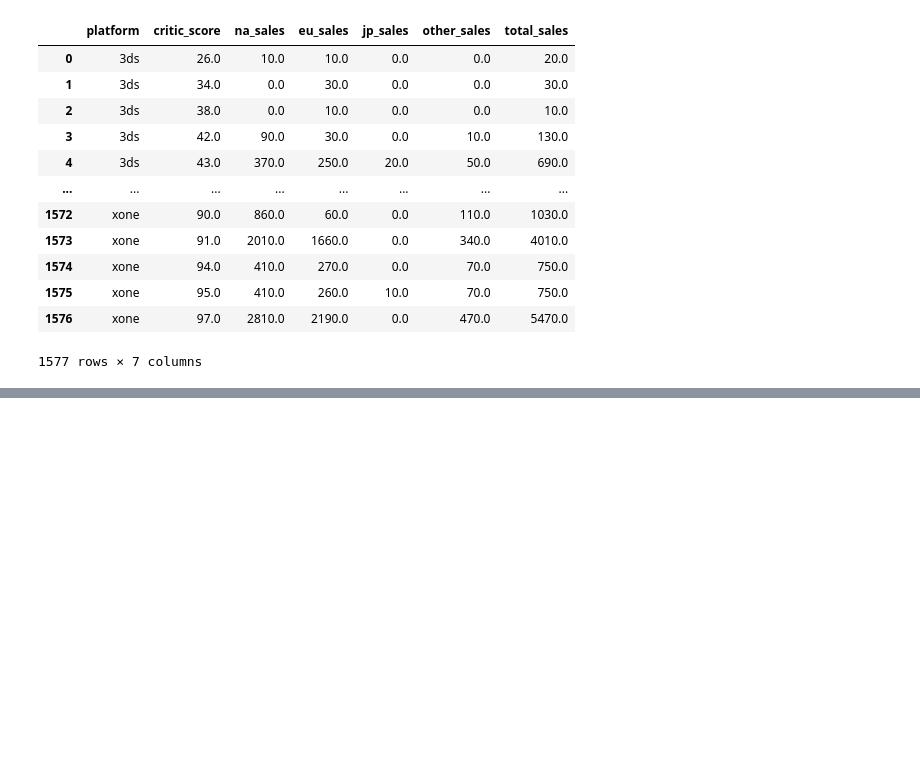
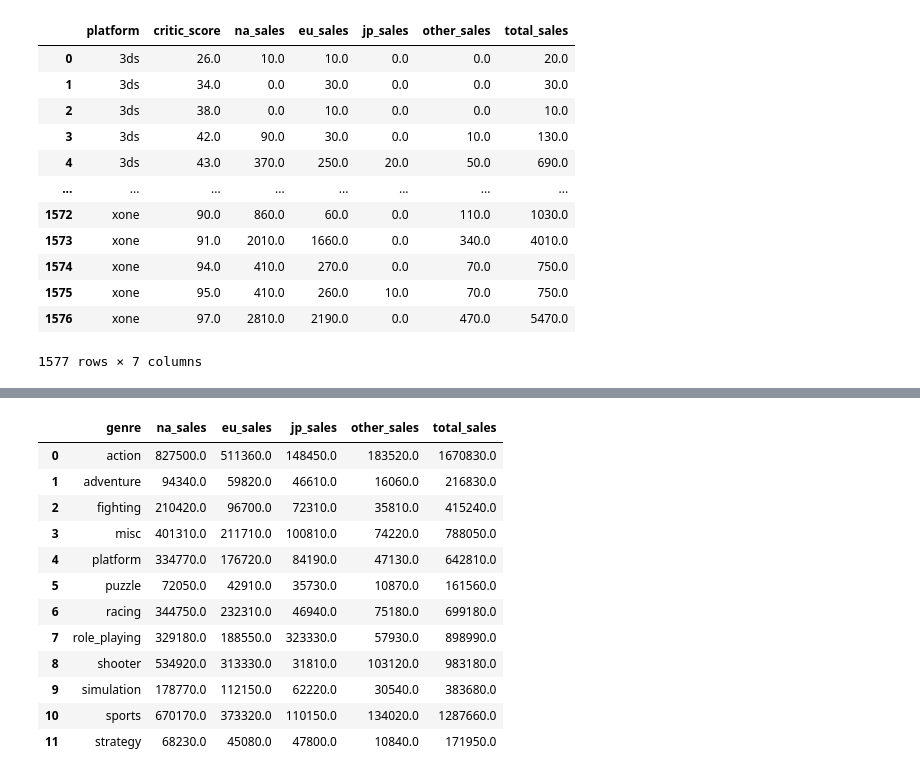
Before and after one commit to LuisPastranaLemus/P_20250529_Videogames_analysis, a Jupyter notebook: notebooks/02_feature_engineering.ipynb, the cells around one changed output, grey strips where cells are left out. Cells and saved outputs as stored; diff of their text form; code cells hidden in the pictures; blank space fills up the shorter version.

```diff
--- a/notebooks/02_feature_engineering.ipynb
+++ b/notebooks/02_feature_engineering.ipynb
@@ -500,0 +554,27 @@ df_vg_cs_sales.to_csv(processed_path, index=False)
+# %%
+# Genre Distribution Across the Video Game Market.
+mask = (df_vg['year_of_release'] > 1993) & (df_vg['year_of_release'] < 2018)
+df_vg_games_genre = df_vg.loc[mask, :]
+df_vg_games_genre = df_vg_games_genre.groupby(['genre'], observed=False).agg({'na_sales': 'sum', 'eu_sales': 'sum',
+                                                                              'jp_sales': 'sum', 'other_sales': 'sum'})
+df_vg_games_genre = df_vg_games_genre.loc[~(df_vg_games_genre['na_sales'] == 0.0) &
+                                          ~(df_vg_games_genre['eu_sales'] == 0.0) &
+                                          ~(df_vg_games_genre['jp_sales'] == 0.0) &
+                                          ~(df_vg_games_genre['other_sales'] == 0.0), :]
+df_vg_games_genre['total_sales'] = df_vg_games_genre[['na_sales', 'eu_sales', 'jp_sales', 'other_sales']].sum(axis=1)
+df_vg_games_genre = df_vg_games_genre.reset_index()
+df_vg_games_genre
+# %% [output]
+|  | genre | na_sales | eu_sales | jp_sales | other_sales | total_sales |
+| 0 | action | 827500.0 | 511360.0 | 148450.0 | 183520.0 | 1670830.0 |
+| 1 | adventure | 94340.0 | 59820.0 | 46610.0 | 16060.0 | 216830.0 |
+| 2 | fighting | 210420.0 | 96700.0 | 72310.0 | 35810.0 | 415240.0 |
+| 3 | misc | 401310.0 | 211710.0 | 100810.0 | 74220.0 | 788050.0 |
+| 4 | platform | 334770.0 | 176720.0 | 84190.0 | 47130.0 | 642810.0 |
+| 5 | puzzle | 72050.0 | 42910.0 | 35730.0 | 10870.0 | 161560.0 |
+| 6 | racing | 344750.0 | 232310.0 | 46940.0 | 75180.0 | 699180.0 |
+| 7 | role_playing | 329180.0 | 188550.0 | 323330.0 | 57930.0 | 898990.0 |
+| 8 | shooter | 534920.0 | 313330.0 | 31810.0 | 103120.0 | 983180.0 |
+| 9 | simulation | 178770.0 | 112150.0 | 62220.0 | 30540.0 | 383680.0 |
+| 10 | sports | 670170.0 | 373320.0 | 110150.0 | 134020.0 | 1287660.0 |
+| 11 | strategy | 68230.0 | 45080.0 | 47800.0 | 10840.0 | 171950.0 |
```
Also changed, not shown: parts of 4 cells of this notebook, 4 other files.
